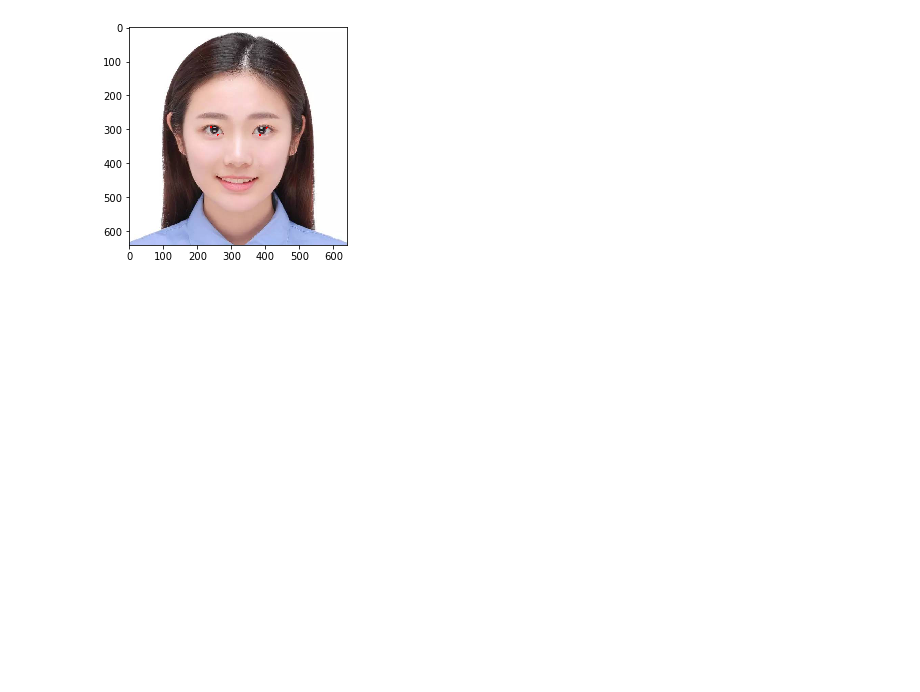
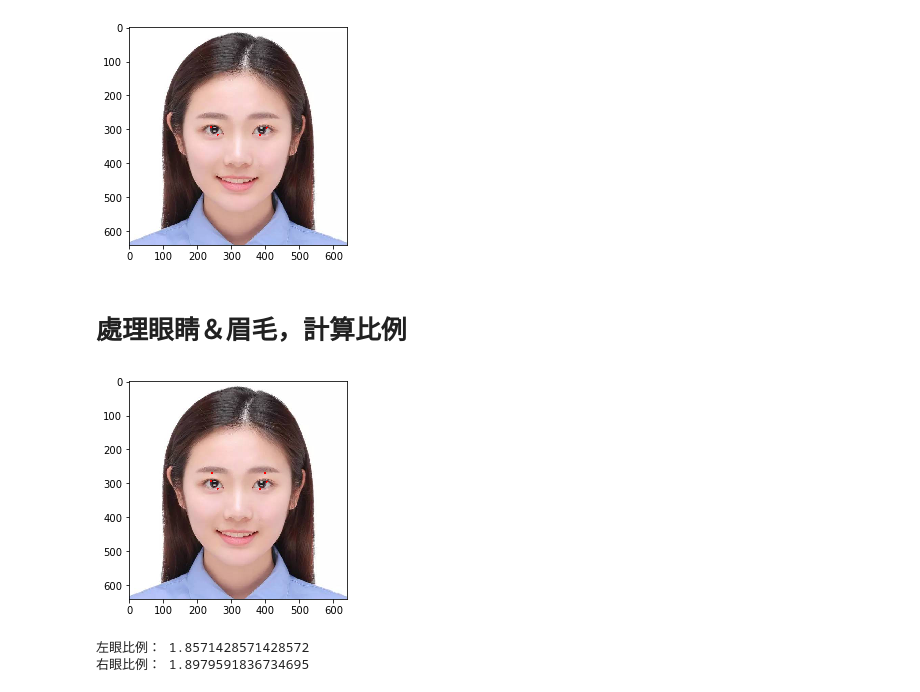
Before and after one commit to music1353/Face-Recognition, a Jupyter notebook: Face_Recognition臉部辨識.ipynb, the cells around one changed output. Saved outputs shown, nothing was run; the diff lists cells and outputs as text; code cells hidden in the pictures; blank space fills up the shorter version.

Commit message:
count ratio

```diff
--- a/Face_Recognition臉部辨識.ipynb
+++ b/Face_Recognition臉部辨識.ipynb
@@ -285,3 +285,69 @@ plt.imshow(pil_image)
 plt.show()
 # %% [output]
 [figure]
+# %% [markdown]
+# 處理眼睛＆眉毛，計算比例
+# %%
+import face_recognition
+from PIL import Image, ImageDraw
+from matplotlib import pyplot as plt
+
+image_path = 'images/1.jpg'
+image = face_recognition.load_image_file(image_path)
+face_locations  = face_recognition.face_locations(image, number_of_times_to_upsample=1, model="cnn")
+image_landmarks = face_recognition.face_landmarks(image, face_locations=face_locations)
+
+for face_landmarks in image_landmarks:
+    # 處理left_eyebrow
+    left_eyebrow_avg_point = middle_of_eyebrow(face_landmarks['left_eyebrow'])
+    # 處理right_eyebrow
+    right_eyebrow_avg_point = middle_of_eyebrow(face_landmarks['right_eyebrow'])
+    # 處理 left_eye
+    left_eye_max_point, left_eye_min_point = find_eye_feacture_point(face_landmarks['left_eye'])
+    # 處理 right_eye
+    right_eye_max_point, right_eye_min_point = find_eye_feacture_point(face_landmarks['right_eye'])
+
+
+# 把特徵點轉成可以畫圖的座標點
+# 眉毛
+left_eyebrow_avg_point_tuple = transform_2_point(left_eyebrow_avg_point)
+right_eyebrow_avg_point_tuple = transform_2_point(right_eyebrow_avg_point)
+# 眼睛
+left_eye_max_point_tuple = transform_2_point(left_eye_max_point)
+left_eye_min_point_tuple = transform_2_point(left_eye_min_point)
+right_eye_max_point_tuple = transform_2_point(right_eye_max_point)
+right_eye_min_point_tuple = transform_2_point(right_eye_min_point)
+
+# 把特徵點畫上去
+pil_image = Image.fromarray(image)
+d = ImageDraw.Draw(pil_image)
+d.ellipse(left_eyebrow_avg_point_tuple, fill=(255, 0, 0))
+d.ellipse(right_eyebrow_avg_point_tuple, fill=(255, 0, 0))
+d.ellipse(left_eye_max_point_tuple, fill=(255, 0, 0))
+d.ellipse(left_eye_min_point_tuple, fill=(255, 0, 0))
+d.ellipse(right_eye_max_point_tuple, fill=(255, 0, 0))
+d.ellipse(right_eye_min_point_tuple, fill=(255, 0, 0))
+
+plt.imshow(pil_image)
+plt.show()
+# %% [output]
+[figure, added]
+# %%
+# 計算左眼比例
+# a: 眉毛下緣到眼睛下緣距離
+# b: 眼睛上緣(須包含雙眼皮)到眼睛距離
+# ratio = b/a
+
+left_eye_a = left_eyebrow_avg_point[1] - left_eye_min_point[1]
+left_eye_b = left_eyebrow_avg_point[1] - left_eye_max_point[1]
+left_eye_ratio = left_eye_b/left_eye_a
+
+right_eye_a = right_eyebrow_avg_point[1] - right_eye_min_point[1]
+right_eye_b = right_eyebrow_avg_point[1] - right_eye_max_point[1]
+right_eye_ratio = right_eye_b/left_eye_a
+
+print('左眼比例：', left_eye_ratio)
+print('右眼比例：', right_eye_ratio)
+# %% [output]
+左眼比例： 1.8571428571428572
+右眼比例： 1.8979591836734695
```
